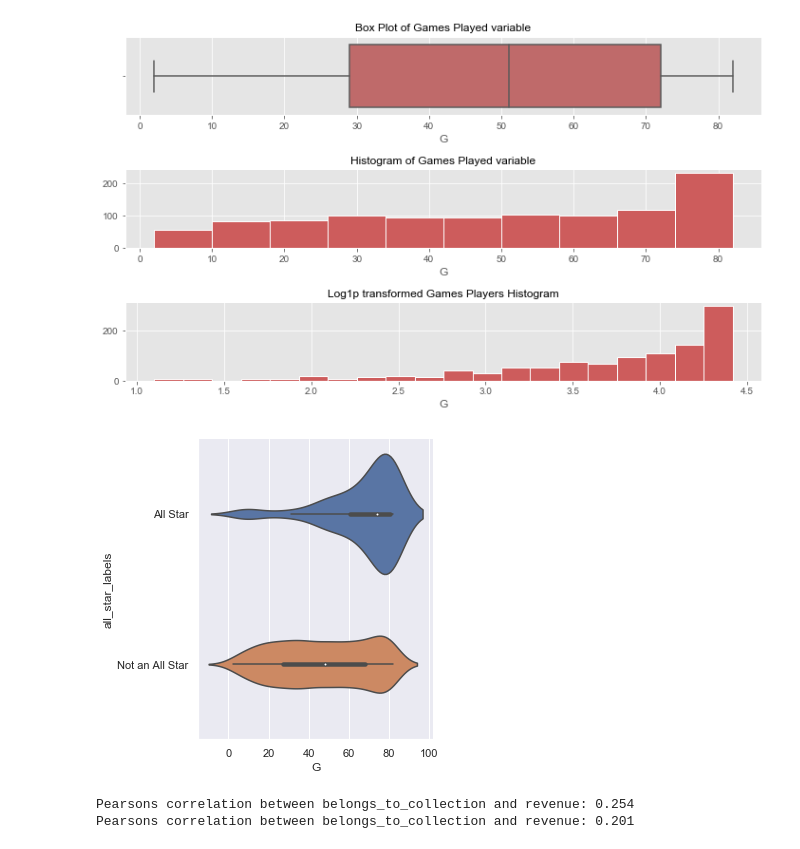
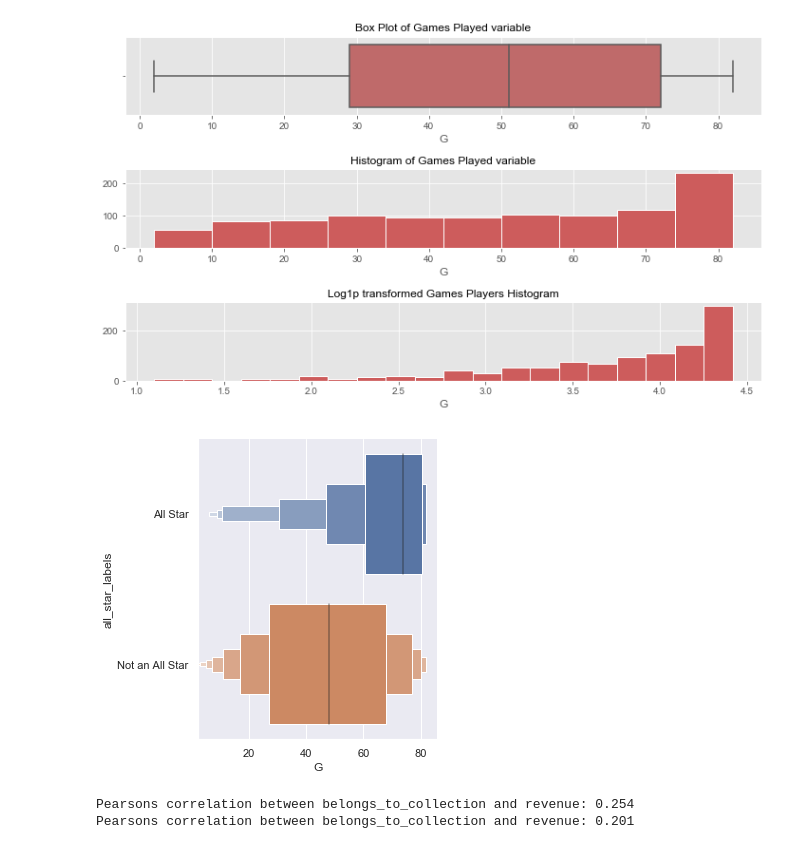
Before and after one commit to coleppert/NBA_AllStar_Prediction_Model, a Jupyter notebook: EDA-FeatureEngineering/Exploratory Data Analysis.ipynb, the cells around one changed output. Drawn from its saved outputs; the diff is of its cells as text; code cells hidden in the pictures.

```diff
--- a/EDA-FeatureEngineering/Exploratory Data Analysis.ipynb
+++ b/EDA-FeatureEngineering/Exploratory Data Analysis.ipynb
@@ -114,11 +114,10 @@ f.tight_layout()
 # %% [output]
 [figure]
 # %%
-
-sns.catplot(x="G", y="all_star_labels",
-            kind="violin", data=df);
+sns.catplot(x="G", y="all_star_labels", kind="boxen",
+            data=df);
 # %% [output]
-[figure, old version]
+[figure, new version]
 # %%
 #analysis of correlation and create log feature
 corr, _ = pearsonr(df['G'], df['all_star'])
```
Also changed, not shown: parts of 5 cells of this notebook.
